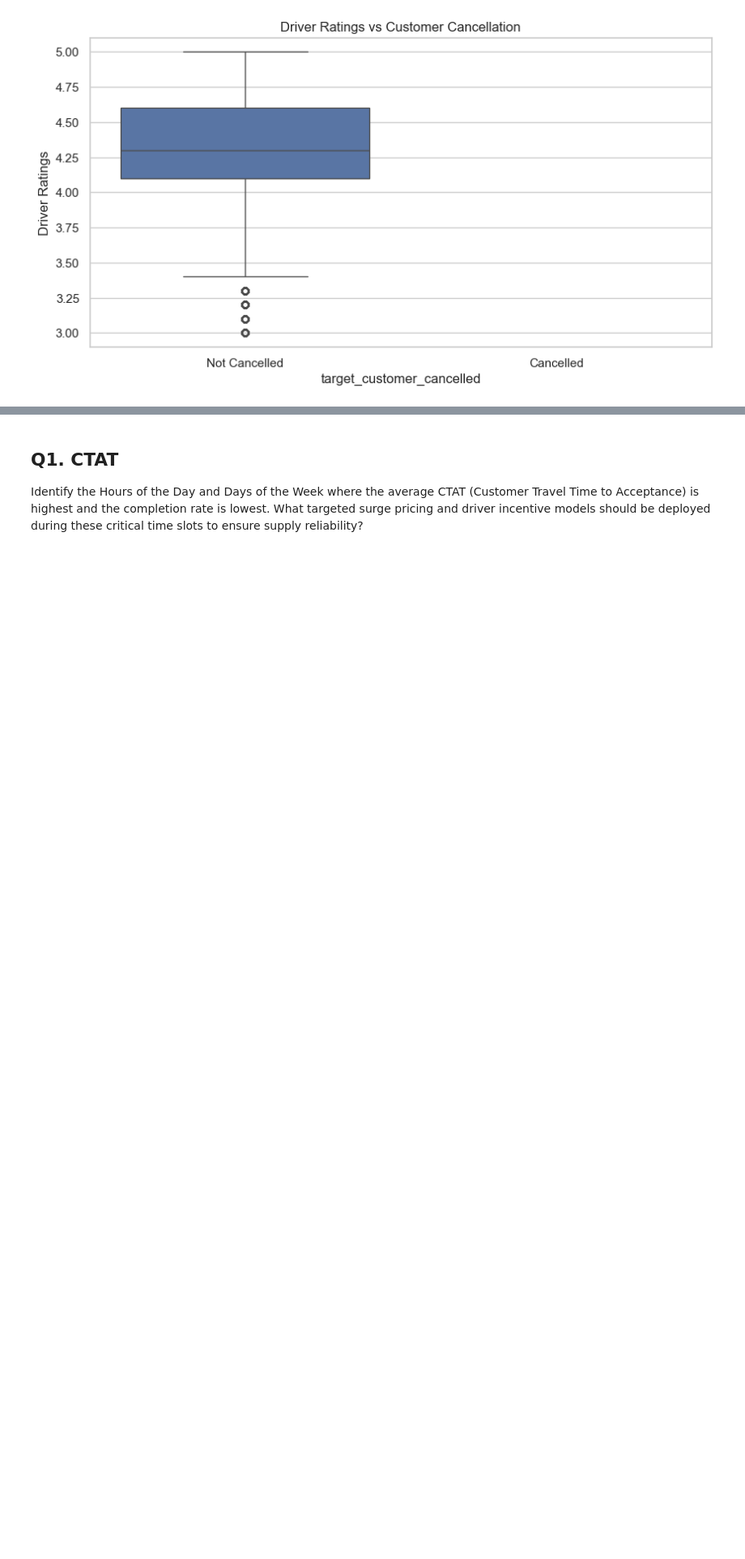
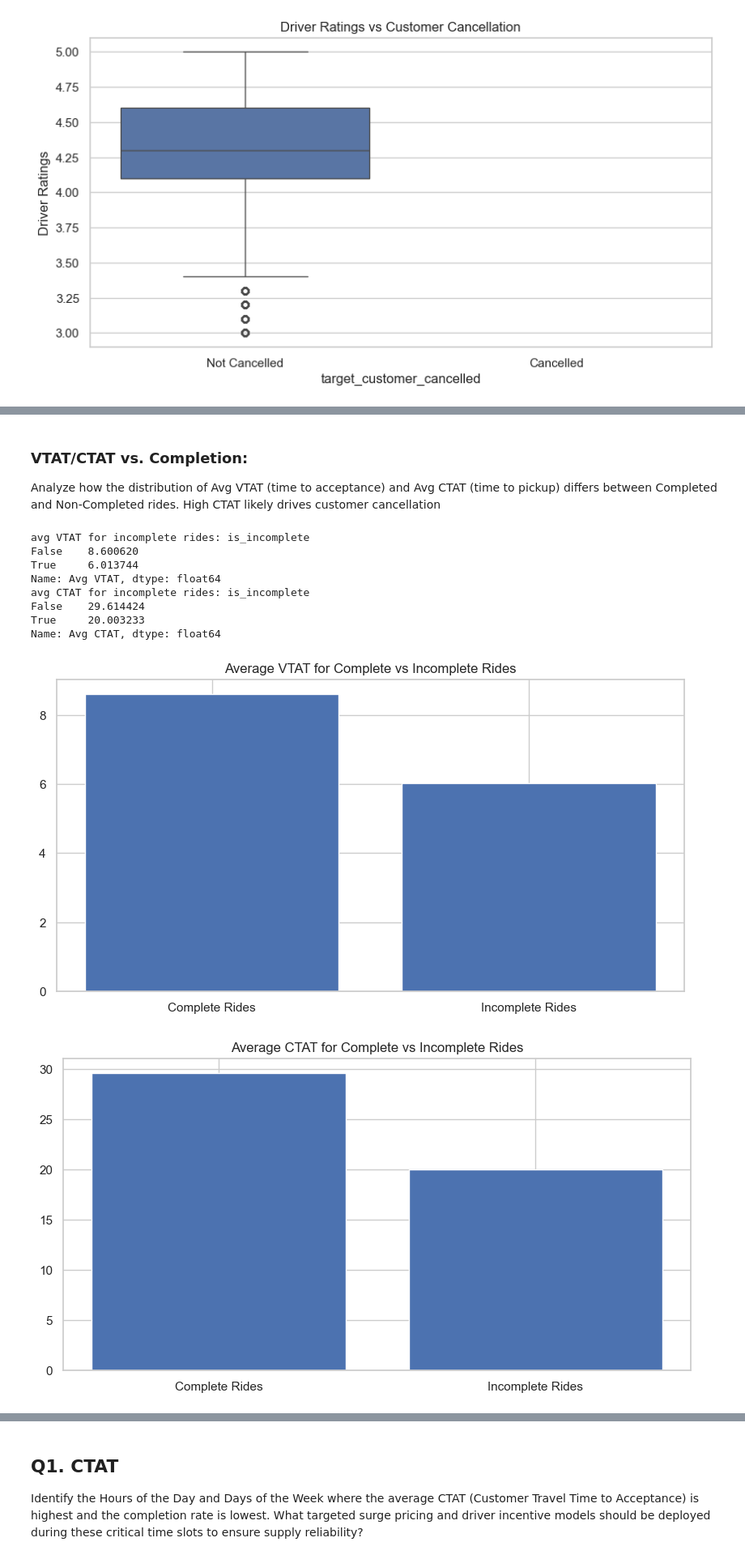
Before and after one commit to nikk-vsr/Scaler-Business-casestudy, a Jupyter notebook: uber_ride_prediction.ipynb, the cells around one changed output, grey strips where cells are left out. Shown at 81% size. Drawn from its saved outputs; the diff is of its cells as text; code cells hidden in the pictures; blank space fills up the shorter version.

```diff
--- a/uber_ride_prediction.ipynb
+++ b/uber_ride_prediction.ipynb
@@ -245,0 +273,29 @@ plt.show()
+# %% [markdown]
+### VTAT/CTAT vs. Completion:
+Analyze how the distribution of Avg VTAT (time to acceptance) and Avg CTAT (time to pickup) differs between Completed and Non-Completed rides. High CTAT likely drives customer cancellation
+# %%
+df_ride_comp_VTAT= df.groupby('is_incomplete')['Avg VTAT'].mean()
+print(f"avg VTAT for incomplete rides: {df_ride_comp_VTAT.head()}")
+df_ride_comp_CTAT= df.groupby('is_incomplete')['Avg CTAT'].mean()
+print(f"avg CTAT for incomplete rides: {df_ride_comp_CTAT.head()}")
+
+plt.figure(figsize=(10, 5))
+plt.bar(['Complete Rides', 'Incomplete Rides'], df_ride_comp_VTAT.values)
+plt.title("Average VTAT for Complete vs Incomplete Rides")
+plt.show()
+
+plt.figure(figsize=(10, 5))
+plt.bar(['Complete Rides', 'Incomplete Rides'], df_ride_comp_CTAT.values)
+plt.title("Average CTAT for Complete vs Incomplete Rides")
+plt.show()
+# %% [output]
+avg VTAT for incomplete rides: is_incomplete
+False    8.600620
+True     6.013744
+Name: Avg VTAT, dtype: float64
+avg CTAT for incomplete rides: is_incomplete
+False    29.614424
+True     20.003233
+Name: Avg CTAT, dtype: float64
+[figure, added]
+[figure, added]
```
Also changed, not shown: parts of 9 cells of this notebook.
